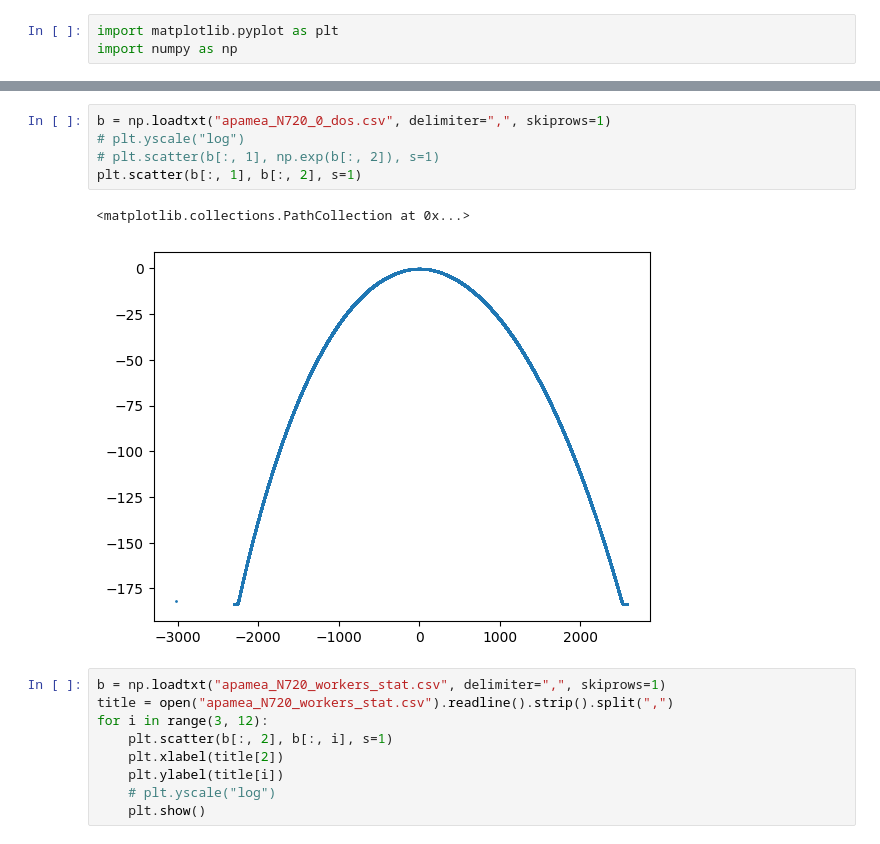
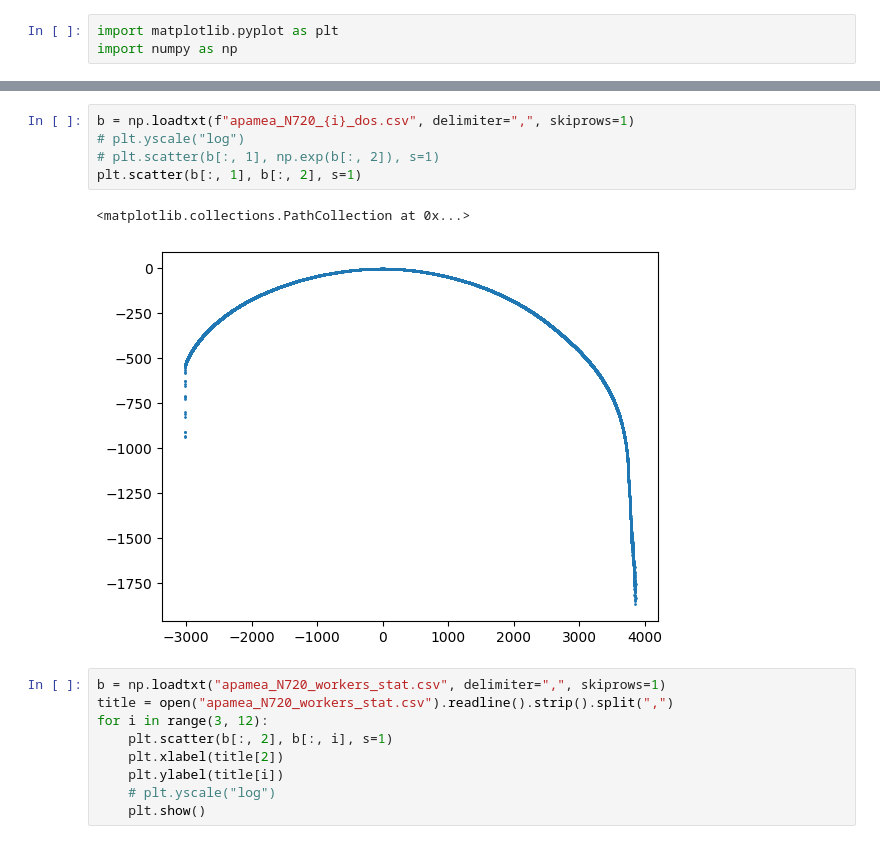
Before and after one commit to Faikert/replica_exchange_wang_landau, a Jupyter notebook: test.ipynb, the cells around one changed output, grey strips where cells are left out. Cells and saved outputs as stored; diff of their text form.

```diff
--- a/test.ipynb
+++ b/test.ipynb
@@ -19,11 +23,11 @@ plt.scatter(a[:, 0], a[:, 3] / 720, s=1, marker="x")
 # %%
-b = np.loadtxt("apamea_N720_0_dos.csv", delimiter=",", skiprows=1)
+b = np.loadtxt(f"apamea_N720_{i}_dos.csv", delimiter=",", skiprows=1)
 # plt.yscale("log")
 # plt.scatter(b[:, 1], np.exp(b[:, 2]), s=1)
 plt.scatter(b[:, 1], b[:, 2], s=1)
 # %% [output]
 <matplotlib.collections.PathCollection at 0x...>
-[figure, old version]
+[figure, new version]
 # %%
 b = np.loadtxt("apamea_N720_workers_stat.csv", delimiter=",", skiprows=1)
 title = open("apamea_N720_workers_stat.csv").readline().strip().split(",")
```
Also changed, not shown: parts of 7 cells of this notebook, 20 other files.
